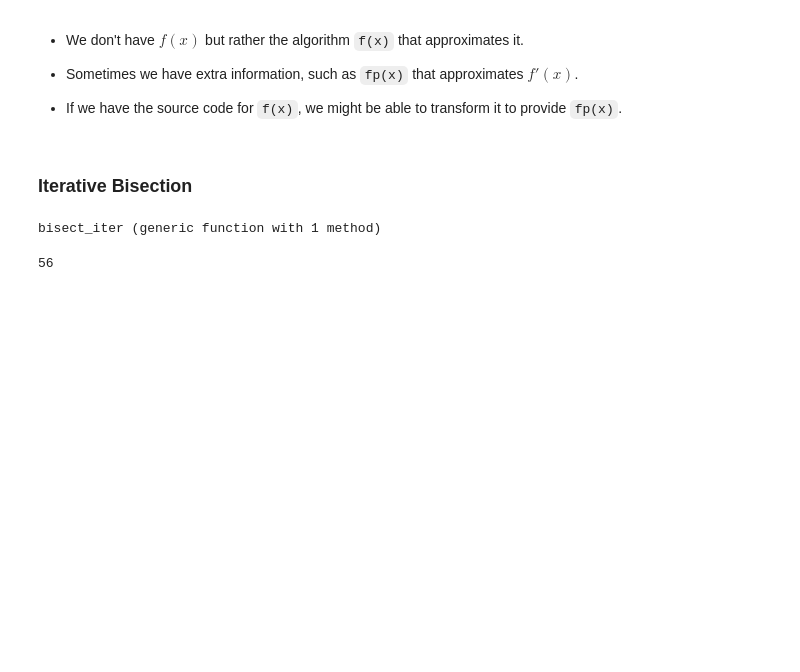
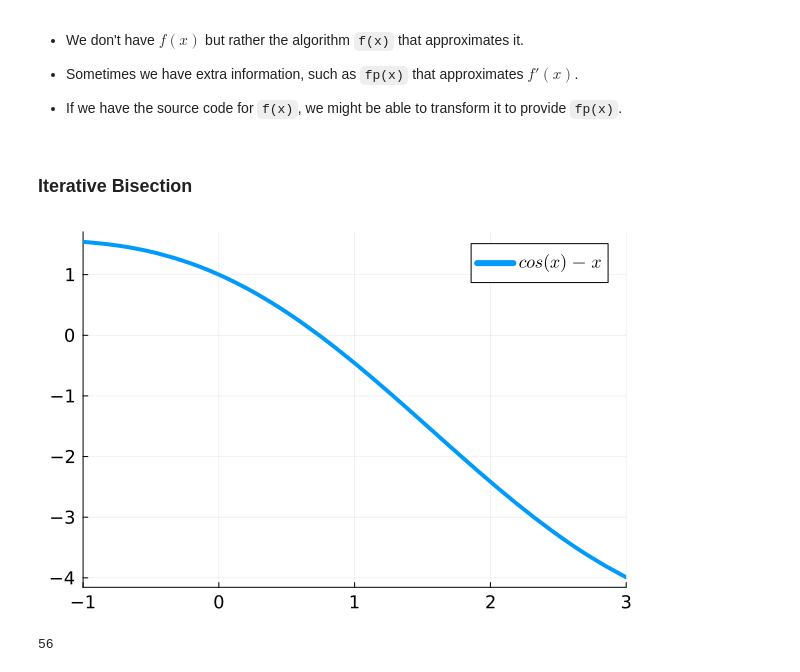
Before and after one commit to jeremylt/csci-3656-fall-2025, a Jupyter notebook: source/notebooks/2025-09-05-Convergence-Classes.ipynb, the cells around one changed output. Drawn from its saved outputs; the diff is of its cells as text; code cells hidden in the pictures; blank space fills up the shorter version.

```diff
--- a/source/notebooks/2025-09-05-Convergence-Classes.ipynb
+++ b/source/notebooks/2025-09-05-Convergence-Classes.ipynb
@@ -58,24 +58,26 @@ We are working with scalars for now and will revisit vector valued functions lat
 # %%
 # Bisection algorithm from last time
 f(x) = cos(x) - x
 
 hasroot(f, a, b) = f(a) * f(b) < 0
 
 function bisect_iter(f, a, b, tol)
     hist = Float64[]
     while abs(b - a) > tol
         mid = (a + b) / 2
         push!(hist, mid)
         if hasroot(f, a, mid)
             b = mid
         else
             a = mid
         end
     end
     hist
 end
+
+plot(f, xlims=[-1, 3], label="\$cos(x) - x\$")
 # %% [output]
-bisect_iter (generic function with 1 method)
+[figure, added]
 # %%
 # How many steps does this take?
 length(bisect_iter(f, -1, 3, 1e-20))
```
Also changed, not shown: parts of 6 cells of this notebook, 3 other files.
